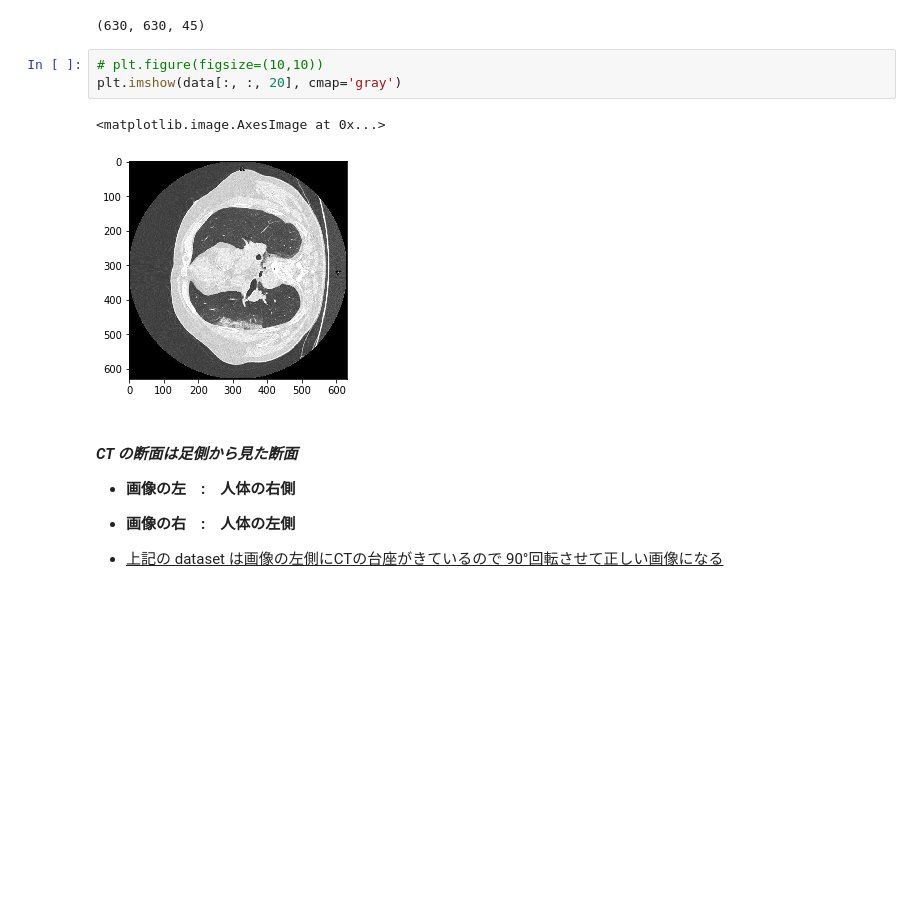
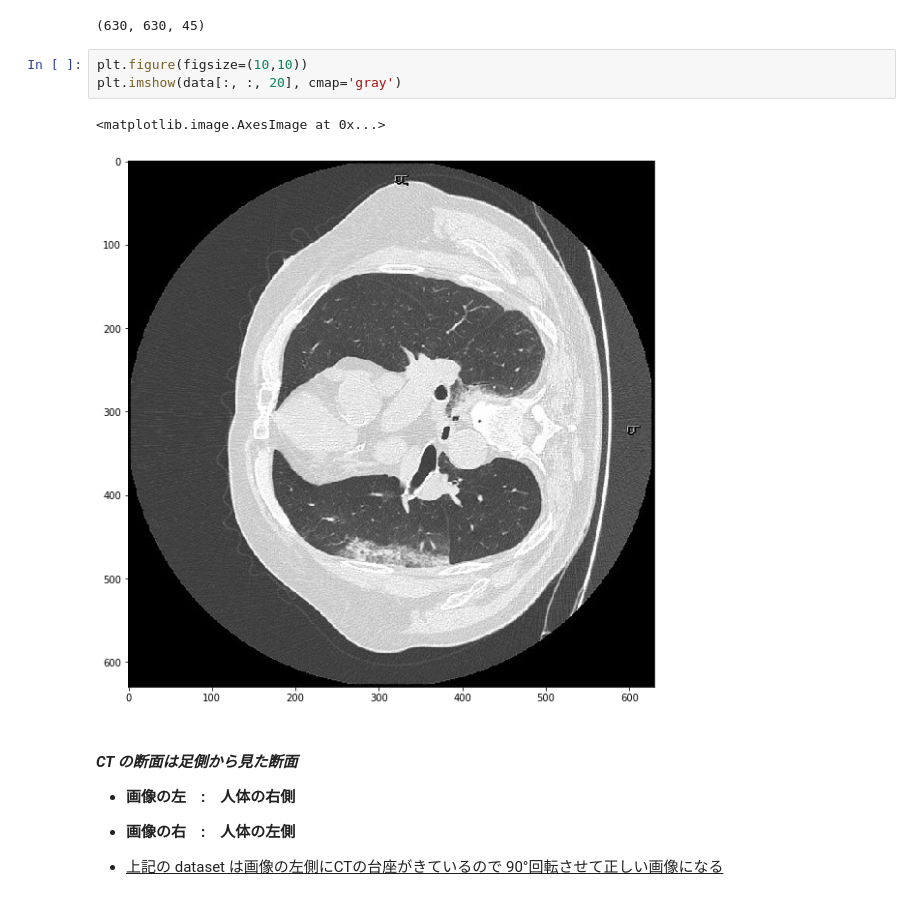
Before and after one commit to MoTo-LaBo/Python-data-science, a Jupyter notebook: CT MRI/nibabel.ipynb, the cells around one changed output. Cells and saved outputs as stored; diff of their text form; blank space fills up the shorter version.

Commit message:
image add

```diff
--- a/CT MRI/nibabel.ipynb
+++ b/CT MRI/nibabel.ipynb
@@ -60,11 +60,11 @@ data.shape
 # %% [output]
 (630, 630, 45)
 # %%
-# plt.figure(figsize=(10,10))
+plt.figure(figsize=(10,10))
 plt.imshow(data[:, :, 20], cmap='gray')
 # %% [output]
 <matplotlib.image.AxesImage at 0x...>
-[figure, old version]
+[figure, new version]
 # %% [markdown]
 #### *CT の断面は足側から見た断面*
 - **画像の左　:　人体の右側**
```
Also changed, not shown: parts of 2 cells of this notebook.
